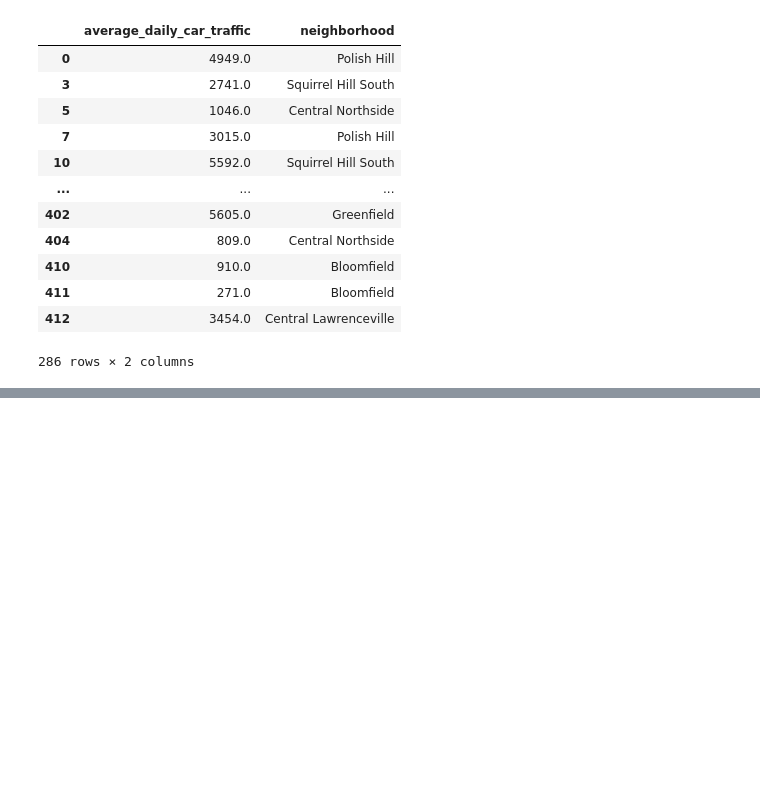
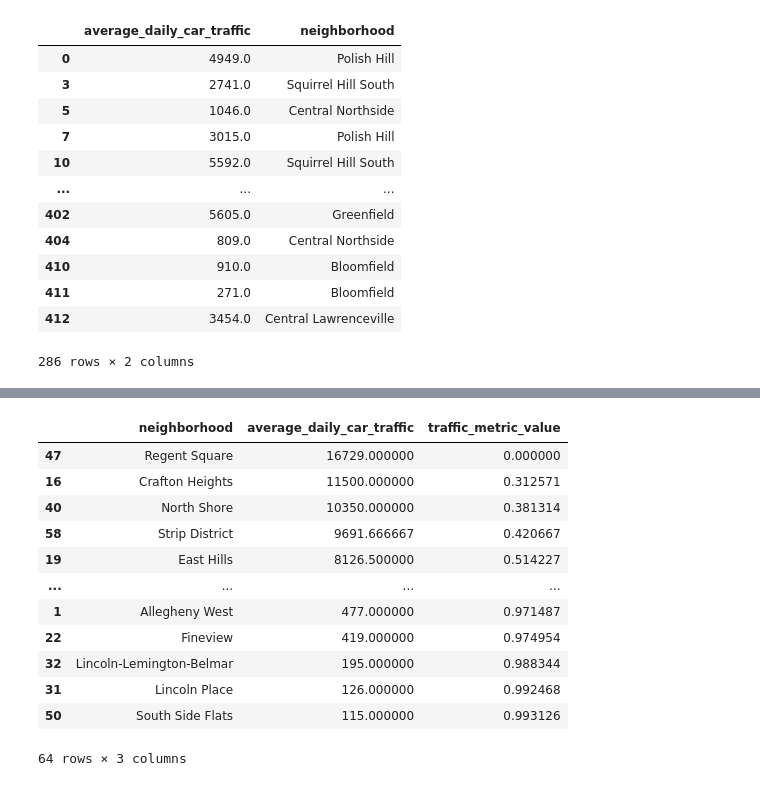
Before and after one commit to drew-whiteside/cmpinf_0010_final, a Jupyter notebook: Conor_CMPINF_final.ipynb, the cells around one changed output, grey strips where cells are left out. Drawn from its saved outputs; the diff is of its cells as text; code cells hidden in the pictures; blank space fills up the shorter version.

```diff
--- a/Conor_CMPINF_final.ipynb
+++ b/Conor_CMPINF_final.ipynb
@@ -173,0 +108,18 @@ ax = best_hood.plot.barh(x='neighborhood', y='average_daily_car_traffic', figsiz
+# %%
+df_sorted['traffic_metric_value']=(1-df_sorted['average_daily_car_traffic']/16729)
+df_final=df_sorted.drop(columns=['grade','score'])
+df_final
+# %% [output]
+|  | neighborhood | average_daily_car_traffic | traffic_metric_value |
+| 47 | Regent Square | 16729.000000 | 0.000000 |
+| 16 | Crafton Heights | 11500.000000 | 0.312571 |
+| 40 | North Shore | 10350.000000 | 0.381314 |
+| 58 | Strip District | 9691.666667 | 0.420667 |
+| 19 | East Hills | 8126.500000 | 0.514227 |
+| ... | ... | ... | ... |
+| 1 | Allegheny West | 477.000000 | 0.971487 |
+| 22 | Fineview | 419.000000 | 0.974954 |
+| 32 | Lincoln-Lemington-Belmar | 195.000000 | 0.988344 |
+| 31 | Lincoln Place | 126.000000 | 0.992468 |
+| 50 | South Side Flats | 115.000000 | 0.993126 |
+64 rows × 3 columns
```
Also changed, not shown: parts of 10 cells of this notebook.
